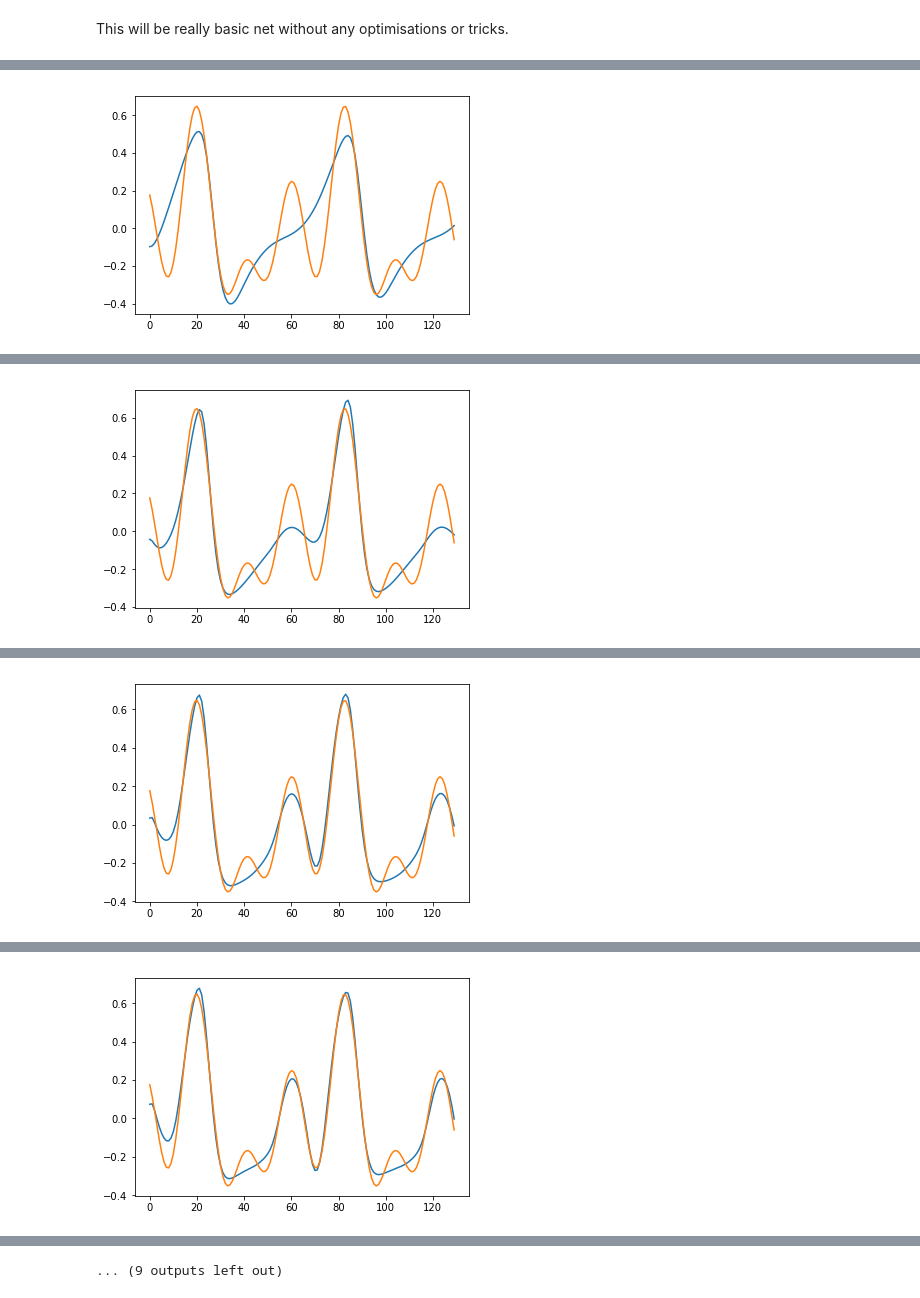
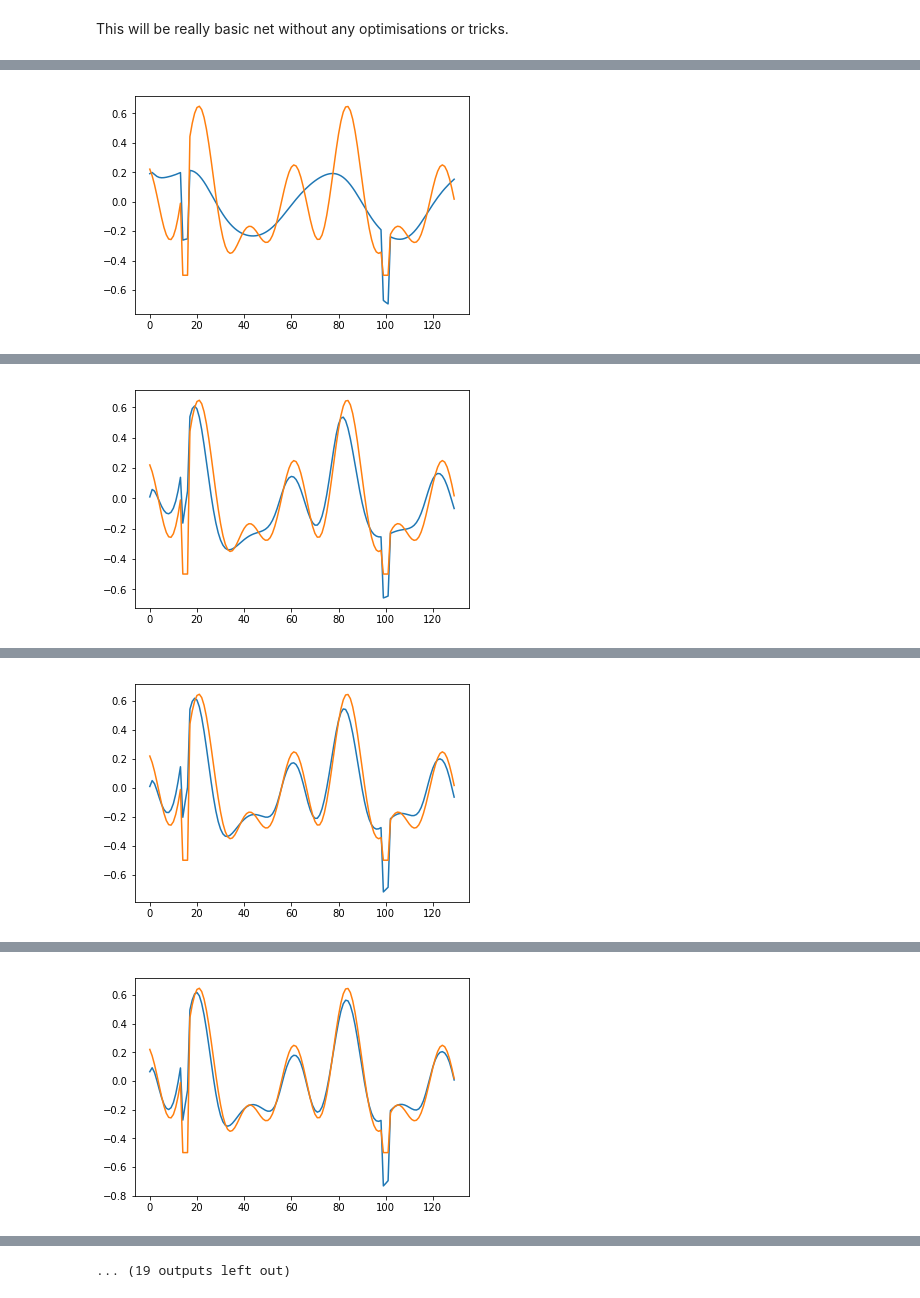
Before and after one commit to dchirikov/rnn-tests, a Jupyter notebook: rnn-tests-01.ipynb, the cells around one changed output, grey strips where cells are left out. Saved outputs shown, nothing was run; the diff lists cells and outputs as text; code cells hidden in the pictures.

```diff
--- a/rnn-tests-01.ipynb
+++ b/rnn-tests-01.ipynb
@@ -111,12 +153,13 @@ min_source_length = 200
 max_source_length = 400
 batch_size = 200
 time_to_predict = 130
-
+steps = 1500
 
 train_graph = tf.Graph()
 with train_graph.as_default():
 
-    inputs = tf.placeholder(tf.float32, [None, None, 1], name="input")
+    inputs = tf.placeholder(tf.float32, [None, None, 2], name="input")
+    target_features = tf.placeholder(tf.float32, [None, time_to_predict, 1], name="target_features")
     targets = tf.placeholder(tf.float32, [None, time_to_predict], name="targets")
     lr = tf.placeholder(tf.float32, name="learning_rate")
 
@@ -141,7 +184,13 @@ with train_graph.as_default():
         dtype=tf.float32)
 
 
-    predictions = decoder(encoder_state, rnn_size, num_layers_decoder, inputs[:, -1, :], time_to_predict)
+    predictions = decoder(
+        encoder_state,
+        target_features,
+        rnn_size,
+        num_layers_decoder,
+        inputs[:, -1, :1],
+        time_to_predict)
 
     loss = tf.losses.mean_squared_error(labels=targets, predictions=predictions)
 
@@ -159,14 +208,21 @@ with train_graph.as_default():
 
     sess.run(init)
 
-    X_test = array[np.newaxis, :300, np.newaxis]
-    y_test = array[300:300 + time_to_predict]
-    X_val = array[np.newaxis, 130:330, np.newaxis]
-    y_val = array[330:330 + time_to_predict]
+    X_test = np.array(df.loc[:299, :])
+    X_test = X_test[np.newaxis, :, :]
+    tmp = np.array(df.loc[299:299+time_to_predict-1])
+    y_test_features = tmp[np.newaxis, :, 1:]
+    y_test = tmp[np.newaxis, :, 0]
 
-    for step in range(1000):
-        X_b, y_b = get_batch(
-            array,
+    X_val = np.array(df.loc[100:399, :])
+    X_val = X_val[np.newaxis, :, :]
+    tmp = np.array(df.loc[399:399+time_to_predict-1])
+    y_val_features = tmp[np.newaxis, :, 1:]
+    y_val = tmp[np.newaxis, :, 0]
+
+    for step in range(steps):
+        X_b, f_b, y_b = get_batch(
+            df,
             batch_size=batch_size,
             min_source_length=min_source_length,
             max_source_length=max_source_length,
@@ -174,8 +230,11 @@ with train_graph.as_default():
 
         feed_dict = {
             inputs: X_b,
-            targets: y_b
+            target_features: f_b,
+            targets: y_b,
         }
+        #tmp = sess.run([train_op, loss], feed_dict=feed_dict)
+
         _, loss_value = sess.run([train_op, loss],
                                feed_dict=feed_dict)
 
@@ -184,17 +243,29 @@ with train_graph.as_default():
 
 
         if (step > 0) and (step % 100 == 0):
-            test_preds = sess.run(predictions, feed_dict={inputs: X_test})
+            test_preds = sess.run(
+                predictions,
+                feed_dict={
+                    inputs: X_test,
+                    target_features: y_test_features
+                }
+            )
             plt.plot(test_preds[0])
-            plt.plot(y_test)
+            plt.plot(y_test[0])
             plt.show()
 
 
-    val_preds = sess.run(predictions, feed_dict={inputs: X_val})
+    val_preds = sess.run(
+        predictions,
+        feed_dict={
+            inputs: X_val,
+            target_features: y_val_features
+        }
+    )
 
 
 print("Final prediction")
 plt.plot(val_preds[0])
-plt.plot(y_val)
+plt.plot(y_val[0])
 plt.show()
 # %% [output]
@@ -212 +283 @@ step: 100, loss: 0.02864624559879303
-[figure, old version]
+[figure, new version]
@@ -223 +294 @@ step: 200, loss: 0.012887622229754925
-[figure, old version]
+[figure, new version]
@@ -234 +305 @@ step: 300, loss: 0.004820105154067278
-[figure, old version]
+[figure, new version]
@@ -245 +316 @@ step: 400, loss: 0.0028246412985026836
-[figure, old version]
+[figure, new version]
@@ -268 +339 @@ step: 600, loss: 0.0018749276641756296
-... (9 outputs left out)
+... (19 outputs left out)
```
Also changed, not shown: parts of 6 cells of this notebook.
